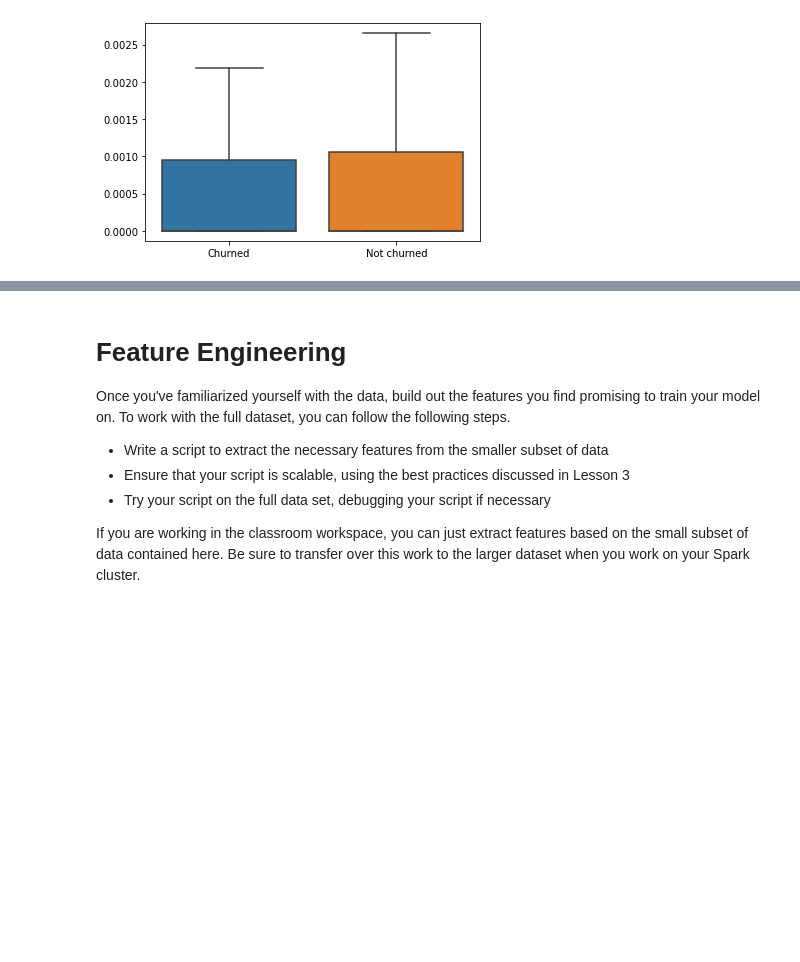
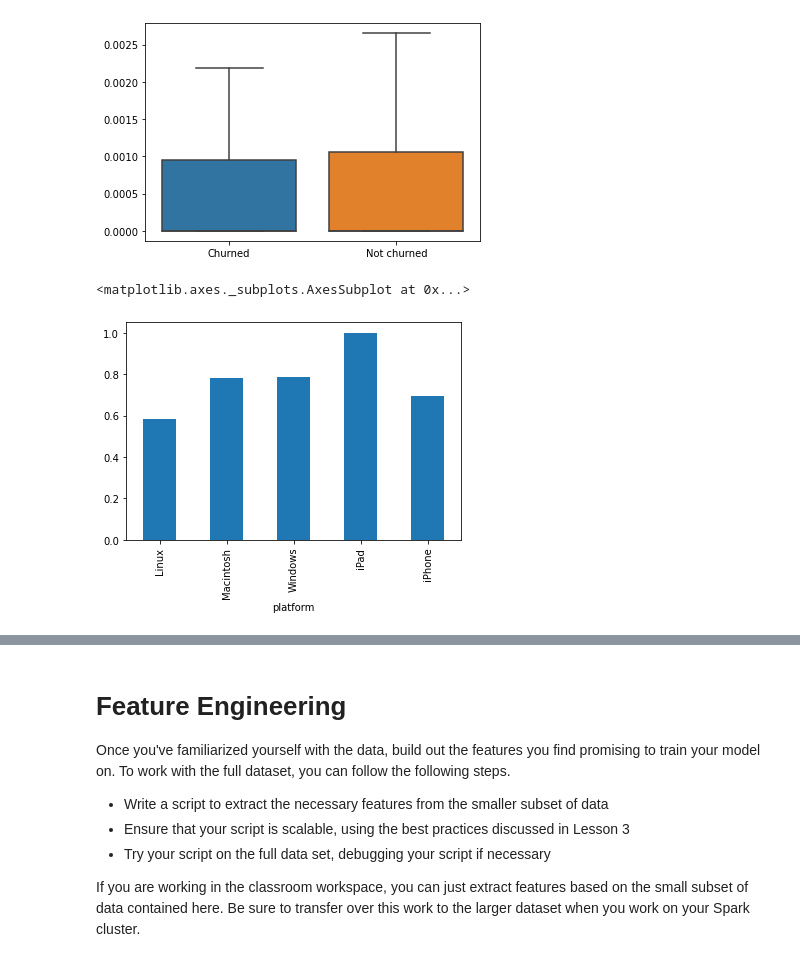
Before and after one commit to beaylott/sparkify, a Jupyter notebook: Sparkify.ipynb, the cells around one changed output, grey strips where cells are left out. Drawn from its saved outputs; the diff is of its cells as text; code cells hidden in the pictures; blank space fills up the shorter version.

Commit message:
Platform/state comparisons for EDA

```diff
--- a/Sparkify.ipynb
+++ b/Sparkify.ipynb
@@ -355,3 +355,10 @@ sns.boxplot(data= pd.DataFrame({'Churned':error_rate_per_user[True],'Not churned
 # %% [output]
 <matplotlib.axes._subplots.AxesSubplot at 0x...>
 [figure]
+# %%
+platform_by_churn=df_cleand_pd.drop_duplicates(subset='userId').groupby(['Churn1','userId','platform']).count()['Churn2'].unstack(level=1).sum(axis=1)
+prop_platform_churn=platform_by_churn[False]/(platform_by_churn[False]+platform_by_churn[True].reindex(platform_by_churn[False].index).fillna(0))
+prop_platform_churn.plot.bar()
+# %% [output]
+<matplotlib.axes._subplots.AxesSubplot at 0x...>
+[figure, added]
```
Also changed, not shown: parts of 7 cells of this notebook.
